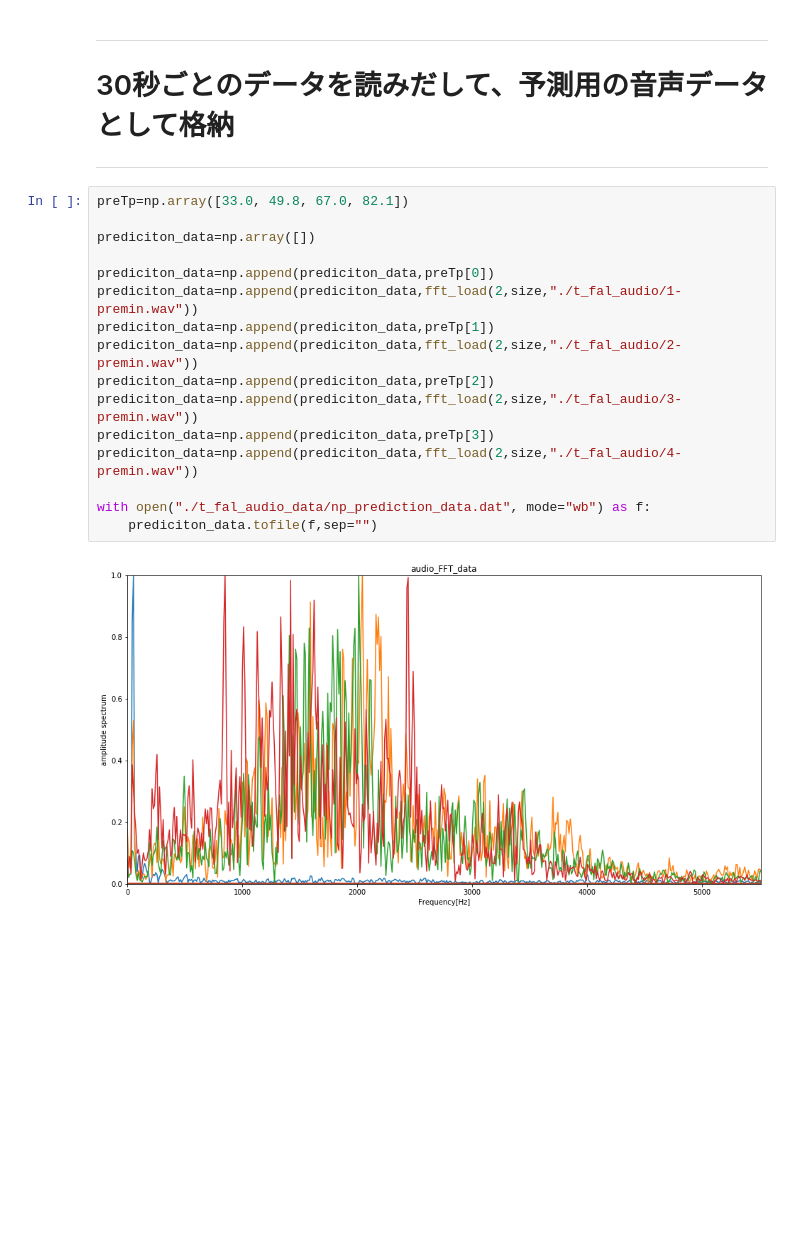
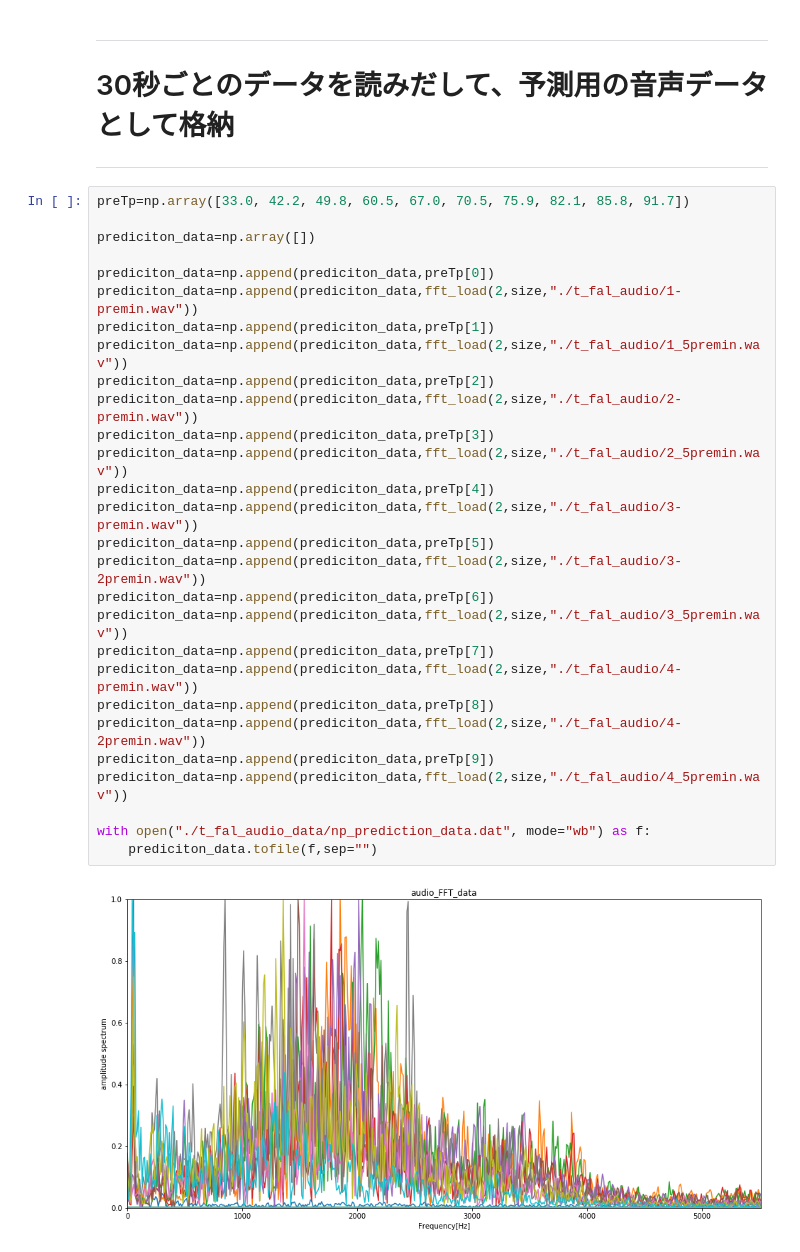
Before and after one commit to ac-yasushi/measure_temp_Tfal, a Jupyter notebook: FFT.ipynb, the cells around one changed output. Cells and saved outputs as stored; diff of their text form; blank space fills up the shorter version.

Commit message:
increase data and evaluate model

```diff
--- a/FFT.ipynb
+++ b/FFT.ipynb
@@ -160,20 +191,32 @@ with open("./t_fal_audio_data/np_data.dat", mode="wb") as f:
 # 30秒ごとのデータを読みだして、予測用の音声データとして格納
 ----
 # %%
-preTp=np.array([33.0, 49.8, 67.0, 82.1])
+preTp=np.array([33.0, 42.2, 49.8, 60.5, 67.0, 70.5, 75.9, 82.1, 85.8, 91.7])
 
 prediciton_data=np.array([])
 
 prediciton_data=np.append(prediciton_data,preTp[0])
 prediciton_data=np.append(prediciton_data,fft_load(2,size,"./t_fal_audio/1-premin.wav"))
 prediciton_data=np.append(prediciton_data,preTp[1])
+prediciton_data=np.append(prediciton_data,fft_load(2,size,"./t_fal_audio/1_5premin.wav"))
+prediciton_data=np.append(prediciton_data,preTp[2])
 prediciton_data=np.append(prediciton_data,fft_load(2,size,"./t_fal_audio/2-premin.wav"))
-prediciton_data=np.append(prediciton_data,preTp[2])
+prediciton_data=np.append(prediciton_data,preTp[3])
+prediciton_data=np.append(prediciton_data,fft_load(2,size,"./t_fal_audio/2_5premin.wav"))
+prediciton_data=np.append(prediciton_data,preTp[4])
 prediciton_data=np.append(prediciton_data,fft_load(2,size,"./t_fal_audio/3-premin.wav"))
-prediciton_data=np.append(prediciton_data,preTp[3])
+prediciton_data=np.append(prediciton_data,preTp[5])
+prediciton_data=np.append(prediciton_data,fft_load(2,size,"./t_fal_audio/3-2premin.wav"))
+prediciton_data=np.append(prediciton_data,preTp[6])
+prediciton_data=np.append(prediciton_data,fft_load(2,size,"./t_fal_audio/3_5premin.wav"))
+prediciton_data=np.append(prediciton_data,preTp[7])
 prediciton_data=np.append(prediciton_data,fft_load(2,size,"./t_fal_audio/4-premin.wav"))
+prediciton_data=np.append(prediciton_data,preTp[8])
+prediciton_data=np.append(prediciton_data,fft_load(2,size,"./t_fal_audio/4-2premin.wav"))
+prediciton_data=np.append(prediciton_data,preTp[9])
+prediciton_data=np.append(prediciton_data,fft_load(2,size,"./t_fal_audio/4_5premin.wav"))
 
 with open("./t_fal_audio_data/np_prediction_data.dat", mode="wb") as f:
     prediciton_data.tofile(f,sep="")
 # %% [output]
-[figure, old version]
+[figure, new version]
```
Also changed, not shown: parts of 1 cell of this notebook, 4 other files.
